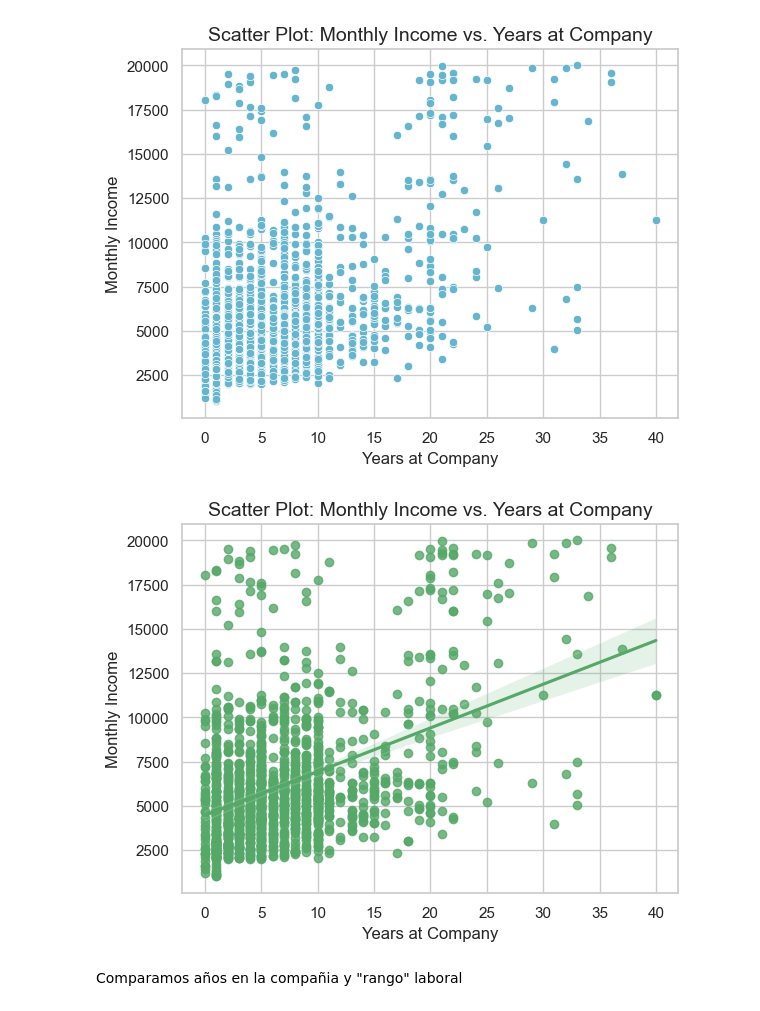
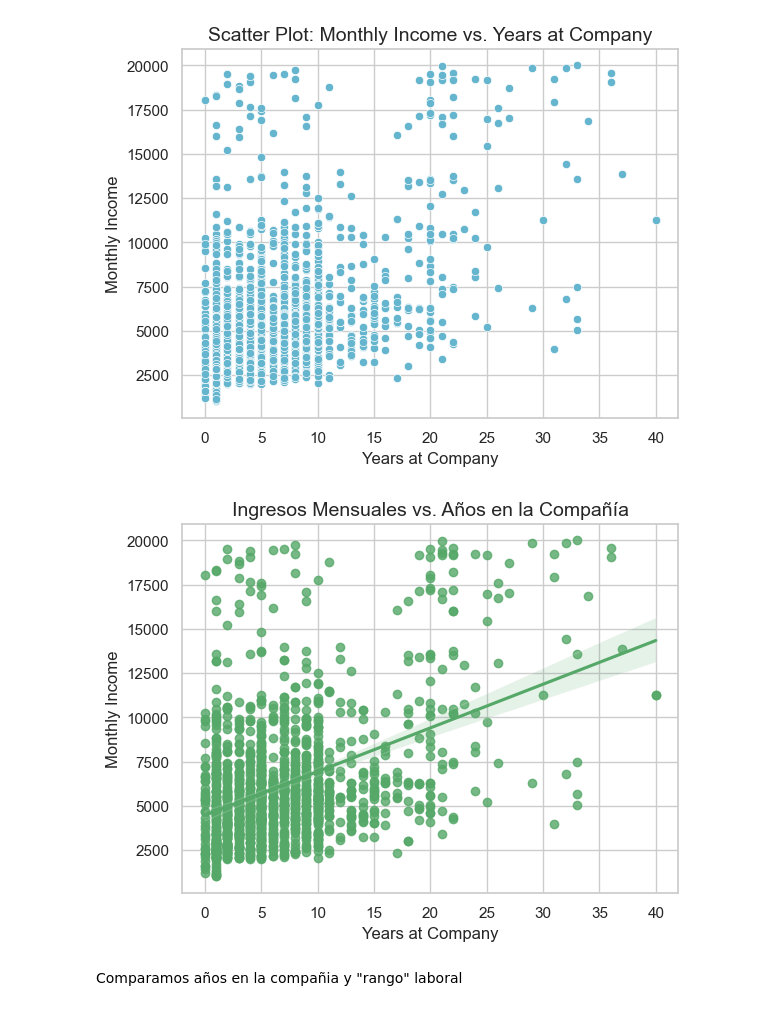
Before and after one commit to Adalab/proyecto-da-promo-F-modulo-3-team-6, a Jupyter notebook: Graphics/graphics.ipynb, the cells around one changed output. Saved outputs shown, nothing was run; the diff lists cells and outputs as text; code cells hidden in the pictures.

```diff
--- a/Graphics/graphics.ipynb
+++ b/Graphics/graphics.ipynb
@@ -4,6 +4,7 @@
 # Tratamiento de datos
 # -----------------------------------------------------------------------
 import pandas as pd
+import numpy as np
 
 # Visualización
 # ------------------------------------------------------------------------------
@@ -11,7 +12,8 @@ import matplotlib.pyplot as plt
 import seaborn as sns
 sns.set_style("whitegrid") # establece el estilo del fondo de las gráficas como "whitegrid". Las gráficas tendrán un fondo blanco con líneas de cuadrícula horizontales y verticales.
 sns.set_theme(style="dark") # cambiará el esquema de colores predeterminado de Seaborn a uno más oscuro, adecuado para gráficas con fondos claros.
-plt.style.use('Solarize_Light2')# establece el estilo en Solarize_Lihgt2.
+sns.set_palette('twilight')
+#plt.style.use('Solarize_Light2')# establece el estilo en Solarize_Lihgt2.
 
 # Configuración
 # -----------------------------------------------------------------------
@@ -189,14 +211,14 @@ plt.show()
 # %%
 sns.regplot(x="Yearsatcompany", y="Monthlyincome", data=df, color="g")
 
 # Cambia las etiquetas de los ejes
 plt.xlabel("Years at Company", fontsize=12)
 plt.ylabel("Monthly Income", fontsize=12)
 
-plt.title('Scatter Plot: Monthly Income vs. Years at Company', fontsize=14)
+plt.title('Ingresos Mensuales vs. Años en la Compañía', fontsize=14)
 
 plt.show()
 # %% [output]
-[figure, old version]
+[figure, new version]
 # %% [markdown]
 Comparamos años en la compañia y "rango" laboral
```
Also changed, not shown: parts of 18 cells of this notebook, 6 other files.
